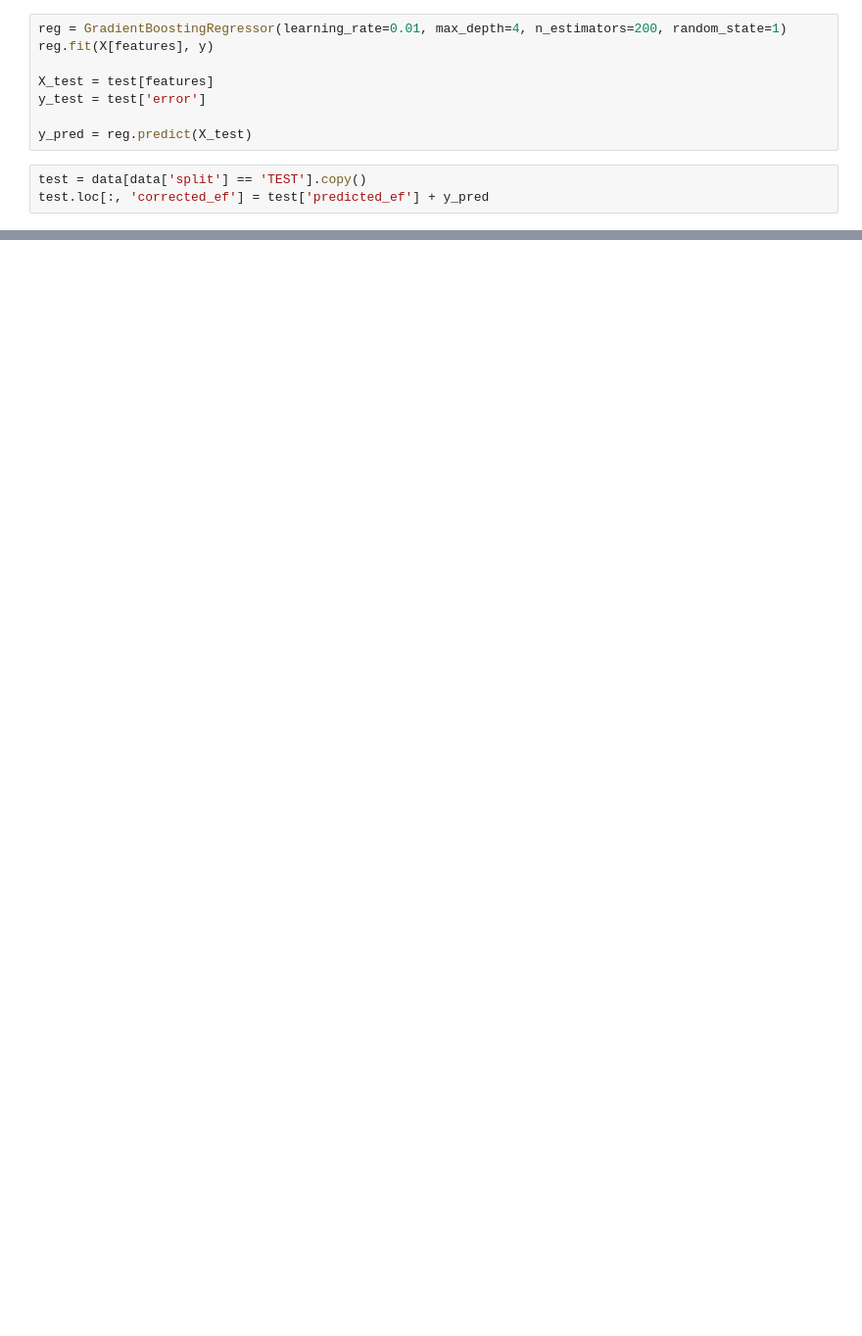
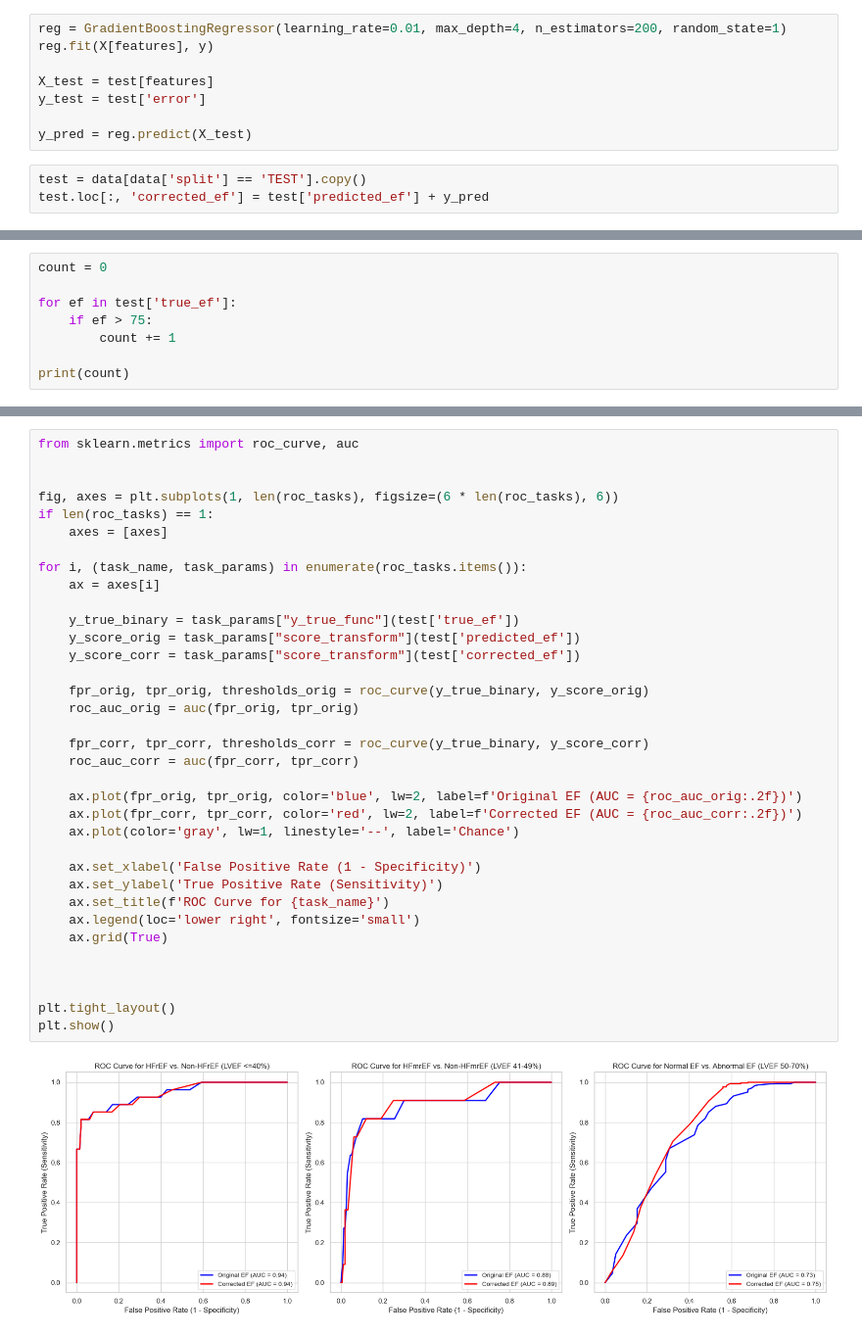
Before and after one commit to serize02/echonet-dl, a Jupyter notebook: notebooks/clinical_impact.ipynb, the cells around one changed output, grey strips where cells are left out. Shown: that part at 98% size. Cells and saved outputs as stored; diff of their text form; blank space fills up the shorter version.

```diff
--- a/notebooks/clinical_impact.ipynb
+++ b/notebooks/clinical_impact.ipynb
@@ -146,0 +112,8 @@ for name, params in thresholds.items():
+# %%
+count = 0
+
+for ef in test['true_ef']:
+    if ef > 75:
+        count += 1
+
+print(count)
@@ -146,0 +170,37 @@ for name, params in thresholds.items():
+# %%
+from sklearn.metrics import roc_curve, auc
+
+
+fig, axes = plt.subplots(1, len(roc_tasks), figsize=(6 * len(roc_tasks), 6))
+if len(roc_tasks) == 1:
+    axes = [axes]
+
+for i, (task_name, task_params) in enumerate(roc_tasks.items()):
+    ax = axes[i]
+
+    y_true_binary = task_params["y_true_func"](test['true_ef'])
+    y_score_orig = task_params["score_transform"](test['predicted_ef'])
+    y_score_corr = task_params["score_transform"](test['corrected_ef'])
+
+    fpr_orig, tpr_orig, thresholds_orig = roc_curve(y_true_binary, y_score_orig)
+    roc_auc_orig = auc(fpr_orig, tpr_orig)
+
+    fpr_corr, tpr_corr, thresholds_corr = roc_curve(y_true_binary, y_score_corr)
+    roc_auc_corr = auc(fpr_corr, tpr_corr)
+
+    ax.plot(fpr_orig, tpr_orig, color='blue', lw=2, label=f'Original EF (AUC = {roc_auc_orig:.2f})')
+    ax.plot(fpr_corr, tpr_corr, color='red', lw=2, label=f'Corrected EF (AUC = {roc_auc_corr:.2f})')
+    ax.plot(color='gray', lw=1, linestyle='--', label='Chance')
+
+    ax.set_xlabel('False Positive Rate (1 - Specificity)')
+    ax.set_ylabel('True Positive Rate (Sensitivity)')
+    ax.set_title(f'ROC Curve for {task_name}')
+    ax.legend(loc='lower right', fontsize='small')
+    ax.grid(True)
+
+
+
+plt.tight_layout()
+plt.show()
+# %% [output]
+[figure, added]
```
Also changed, not shown: parts of 24 cells of this notebook.
